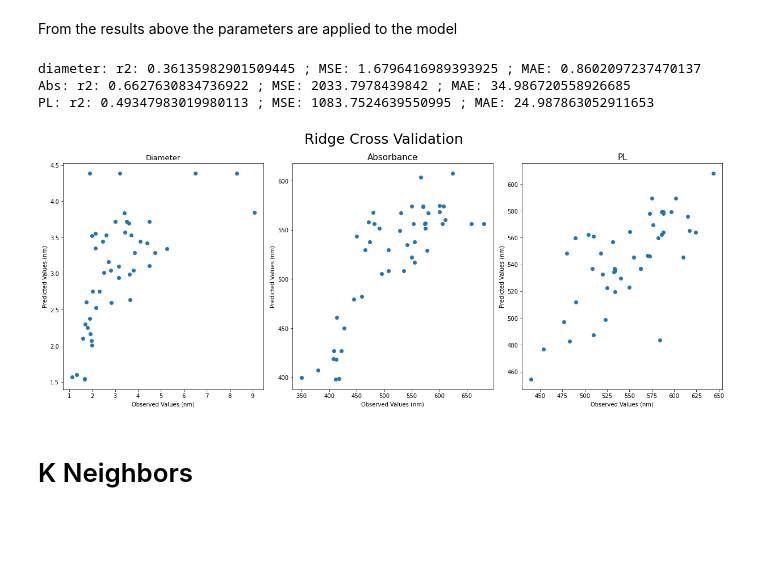
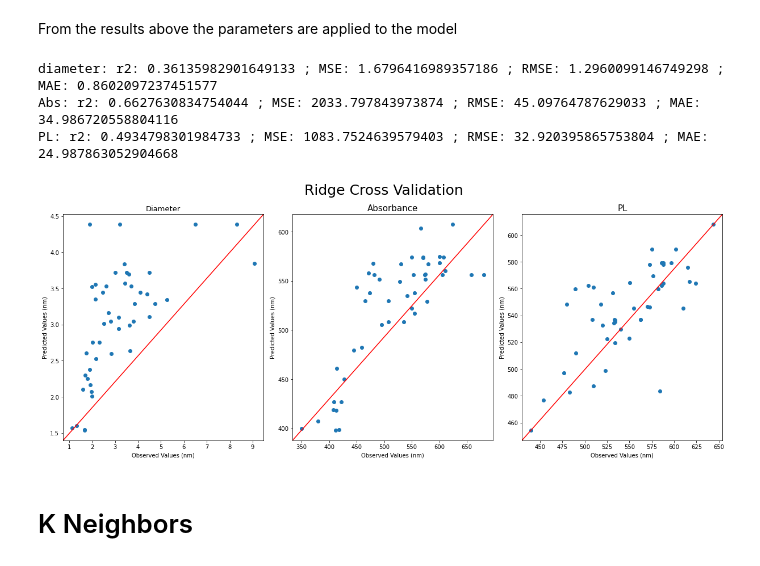
Before and after one commit to akkaneror/Hot_injection, a Jupyter notebook: ML Model Analysis/Notebooks/Machine Learning Models/Multi-Output Models.ipynb, the cells around one changed output. Drawn from its saved outputs; the diff is of its cells as text; code cells hidden in the pictures; blank space fills up the shorter version.

```diff
--- a/ML Model Analysis/Notebooks/Machine Learning Models/Multi-Output Models.ipynb
+++ b/ML Model Analysis/Notebooks/Machine Learning Models/Multi-Output Models.ipynb
@@ -556,30 +581,34 @@ outputs = ('diameter:', 'Abs:', 'PL:')
 for i in range(0, 3):
     RCV_r2 = r2_score(y_test.iloc[:, i], pd.DataFrame(RCV_y_pred).loc[:, i])
     RCV_MSE = mean_squared_error(y_test.iloc[:, i], pd.DataFrame(RCV_y_pred).loc[:, i])
+    RCV_RMSE = mean_squared_error(y_test.iloc[:, i], pd.DataFrame(RCV_y_pred).loc[:, i], squared=False)
     RCV_MAE = mean_absolute_error(y_test.iloc[:, i], pd.DataFrame(RCV_y_pred).loc[:, i])
-    print(outputs[i], 'r2:', RCV_r2, '; MSE:', RCV_MSE, '; MAE:', RCV_MAE )
+    print(outputs[i], 'r2:', RCV_r2, '; MSE:', RCV_MSE, '; RMSE:', RCV_RMSE, '; MAE:', RCV_MAE )
 # %% [output]
-diameter: r2: 0.36135982901509445 ; MSE: 1.6796416989393925 ; MAE: 0.8602097237470137
-Abs: r2: 0.6627630834736922 ; MSE: 2033.7978439842 ; MAE: 34.986720558926685
-PL: r2: 0.49347983019980113 ; MSE: 1083.7524639550995 ; MAE: 24.987863052911653
+diameter: r2: 0.36135982901649133 ; MSE: 1.6796416989357186 ; RMSE: 1.2960099146749298 ; MAE: 0.8602097237451577
+Abs: r2: 0.6627630834754044 ; MSE: 2033.797843973874 ; RMSE: 45.09764787629033 ; MAE: 34.986720558804116
+PL: r2: 0.4934798301984733 ; MSE: 1083.7524639579403 ; RMSE: 32.920395865753804 ; MAE: 24.987863052904668
 # %%
 fig, (ax1, ax2, ax3) = plt.subplots(1, 3, figsize=(17,7))
 fig.suptitle('Ridge Cross Validation', fontsize=25)
 
 ax1.plot(y_test.iloc[:, 0], pd.DataFrame(RCV_y_pred).loc[:, 0],'o')
+ax1.plot([0,1],[0,1], transform=ax1.transAxes, color = 'r')
 ax1.set_title('Diameter',fontsize=13)
 ax1.set(xlabel='Observed Values (nm)', ylabel='Predicted Values (nm)')
 
 ax2.plot(y_test.iloc[:, 1], pd.DataFrame(RCV_y_pred).loc[:, 1],'o')
+ax2.plot([0,1],[0,1], transform=ax2.transAxes, color = 'r')
 ax2.set_title('Absorbance', fontsize=15)
 ax2.set(xlabel='Observed Values (nm)', ylabel='Predicted Values (nm)')
 
 ax3.plot(y_test.iloc[:, 2], pd.DataFrame(RCV_y_pred).loc[:, 2],'o')
+ax3.plot([0,1],[0,1], transform=ax3.transAxes, color = 'r')
 ax3.set_title('PL', fontsize=15)
 ax3.set(xlabel='Observed Values (nm)', ylabel='Predicted Values (nm)')
 fig.tight_layout()
 # %% [output]
-[figure, old version]
+[figure, new version]
 # %% [markdown]
 # K Neighbors
 # %%
```
Also changed, not shown: parts of 16 cells of this notebook, 1 other file.
